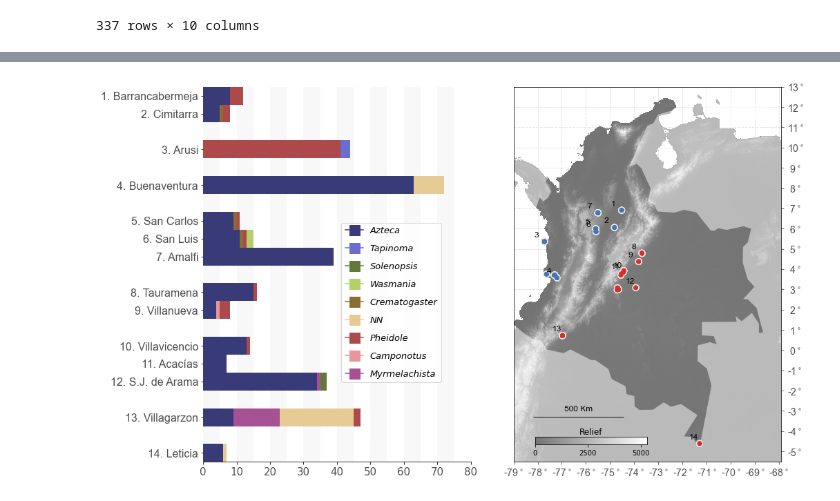
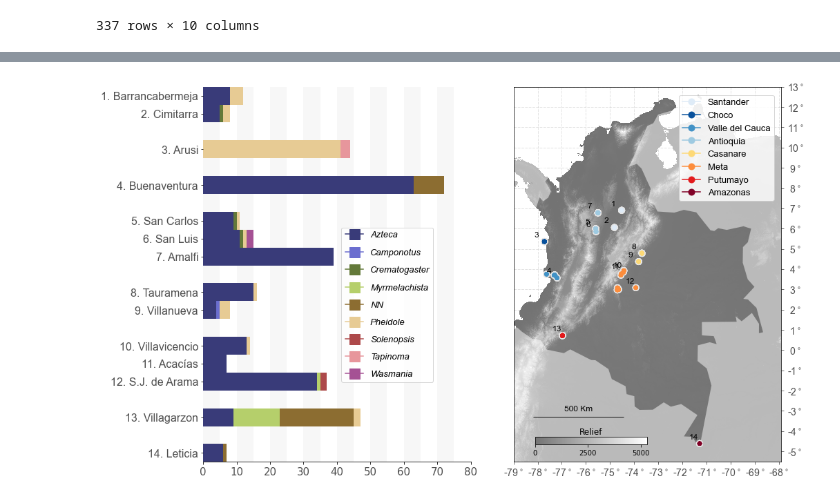
Before and after one commit to mftorres/Azteca-Tococa, a Jupyter notebook: Notebooks/Map_sampling_ant_partners.ipynb, the cells around one changed output, grey strips where cells are left out. Saved outputs shown, nothing was run; the diff lists cells and outputs as text; code cells hidden in the pictures.

```diff
--- a/Notebooks/Map_sampling_ant_partners.ipynb
+++ b/Notebooks/Map_sampling_ant_partners.ipynb
@@ -67,4 +65,4 @@ raster=pd.read_csv('./colombia_low_low.asc',skiprows=6,sep=' ',header=None,dtype
 # masks the cells with nule data using the value asigned by qgis
 rasterplot=raster.mask(np.isclose(raster.values,3.4028234663852885981e+38,rtol=0.00001))
 # replacing sea cells with np.nan
-rasterplot.replace(0,np.nan,inplace=True)
+raster.replace(0,np.nan,inplace=True)
@@ -173,14 +187,13 @@ cmap=mpl.colors.LinearSegmentedColormap.from_list('mycmap',clist)
 locations=['Barrancabermeja','Cimitarra','Arusi','Buenaventura','San Carlos','San Luis','Amalfi','Tauramena','Villanueva','Villavicencio','Acacías','S.J. de Arama','Villagarzon','Leticia']
 # to add a space between locations within a single area (for the ancestral area reconstruction)
 change_areas=['Leticia','Villagarzon','Villavicencio','Tauramena','San Carlos','Buenaventura','Arusi']
-# dictionary places west and east to the Eastern Andean Cordillera
-area_dict={'Barrancabermeja':'west','Cimitarra':'west','Arusi':'west','Buenaventura':'west','San Carlos':'west','San Luis':'west','Amalfi':'west',
-          'Tauramena':'east','Villanueva':'east','Villavicencio':'east','Acacías':'east','S.J. de Arama':'east','Villagarzon':'east','Leticia':'east'}
-# dictionary area:color
-area_dict_col={'west':'#4575B4','east':'#D73027'}
+# dictionary of areas:colour for the ancestral area reconstructions
+area_dict_col={'Santander':'#deebf7','Choco':'#08519c','Valle del Cauca':'#4292c6','Antioquia':'#9ecae1','Casanare':'#fed976','Meta':'#fd8d3c','Putumayo':'#e31a1c','Amazonas':'#800026'}
+area_dict={'Barrancabermeja':'Santander','Cimitarra':'Santander','Arusi':'Choco','Buenaventura':'Valle del Cauca','San Carlos':'Antioquia','San Luis':'Antioquia','Amalfi':'Antioquia',
+          'Tauramena':'Casanare','Villanueva':'Casanare','Villavicencio':'Meta','Acacías':'Meta','S.J. de Arama':'Meta','Villagarzon':'Putumayo','Leticia':'Amazonas'}
 # adding numbers
 loc_tuples=[(index+1,loc) for index,loc in enumerate(locations)]
 # dictionary ant genera:colour
-ant_dict=colourDict(datatococa['Ant'].unique(),cmap=mpl.cm.tab20b)
+ant_dict=colourDict(sorted(datatococa['Ant'].unique(), key=str.lower, reverse=False),cmap=mpl.cm.tab20b)
 # dictionary location:location number
 loc_num_dict=dict(zip([x[1] for x in loc_tuples],[x[0] for x in loc_tuples]))
@@ -202,5 +200,5 @@ Name: Locality, Length: 337, dtype: object
 # %%
-fig = plt.figure(figsize=(15,10),facecolor='none')
+fig = plt.figure(figsize=(15,10),facecolor='w')
 G = gridspec.GridSpec(1,2,wspace=0.16,hspace=0.0)
 ax1=plt.subplot(G[0,0],facecolor='none')
 
@@ -247,32 +245,35 @@ for loc in ax2.spines:
     sp=ax2.spines[loc]
     sp.set_zorder(6)
 
 # adding the degrees on each axis
 plt.xticks(labels=['%2.f$^\circ$'%(x) for x in range(-79,-67,1)],ticks=[x for x in range(int(ax2.get_xlim()[0]),int(ax2.get_xlim()[1]),422)],fontname='Arial',fontsize=14)
 ax2.set_yticks(ticks=[y for y in range(0,6500,350)]) #,labels=['%2.f'%(y) for y in range(-5,13,1)],fontname='Arial',fontsize=15)
 ax2.set_yticklabels(labels=['%2.f$^\circ$'%(y) for y in range(-5,14,1)][::-1],fontname='Arial',fontsize=14)
 plt.tick_params(axis='both', which='major', pad=5,labelcolor='#4f4f4f',color='#4f4f4f')
 ax2.yaxis.tick_right()
 
 # plotting the collecting locations and their numbers
 ax2.scatter(datatococa['longs'],datatococa['lats'],s=42,zorder=4,facecolor=datatococa['Locality'].map(area_dict).map(area_dict_col),edgecolor='none')
 ax2.scatter(datatococa['longs'],datatococa['lats'],s=100,zorder=3,facecolor='#e6e6e6',alpha=1,edgecolor='none') # bacground
 for row in datatococa.groupby(by=['Locality']).first().reset_index().itertuples(): # plot the population numbers using the first coordinate in the table
     ax2.text(x=row.longs-180,y=row.lats-80,s='%s'%(loc_num_dict[row.Locality]),fontname='Arial',fontsize=12,zorder=5)
 
+# legend
+legend(area_dict_col,marker='o',fontsize=13,ax=ax2,loc='upper right',style='normal',bbox_to_anchor=(0.99,0.99),markersize=9,labelspacing=0.5) # (x, y, width, height)
+
 # adding distance scale
 ax2.hlines(y=5700,xmin=345,xmax=345+(350*4.5),lw=1,ls='-',zorder=3)
 ax2.text(x=(345+345+(350*4.5))/2,y=5600,s='500 Km',fontsize=12,fontname='Arial',ha='center',zorder=3)
 
 # adding colorbar
 axcb=fig.add_axes([0.57,0.16, 0.15, 0.015], frame_on=False) # left(leftx) | bottom | width | height
 cb=mpl.colorbar.ColorbarBase(axcb,cmap=cmap,norm=mpl.colors.Normalize(vmin=vmin,vmax=vmax),orientation='horizontal',alpha=1.0,drawedges=False)#
 axcb.xaxis.set_major_locator(mpl.ticker.MultipleLocator(2500))
 axcb.set_xlim(0,5300)
 axcb.xaxis.set_label_position('top')
 axcb.set_xlabel('Relief',size=12)
 
-plt.savefig('./Fig1_map_antcollections.pdf',bpi=300)
+# plt.savefig('./Fig1_map_antcollections.pdf',bpi=300)
 plt.show()
 # %% [output]
-[figure, old version]
+[figure, new version]
```
Also changed, not shown: parts of 3 cells of this notebook, 1 other file.
